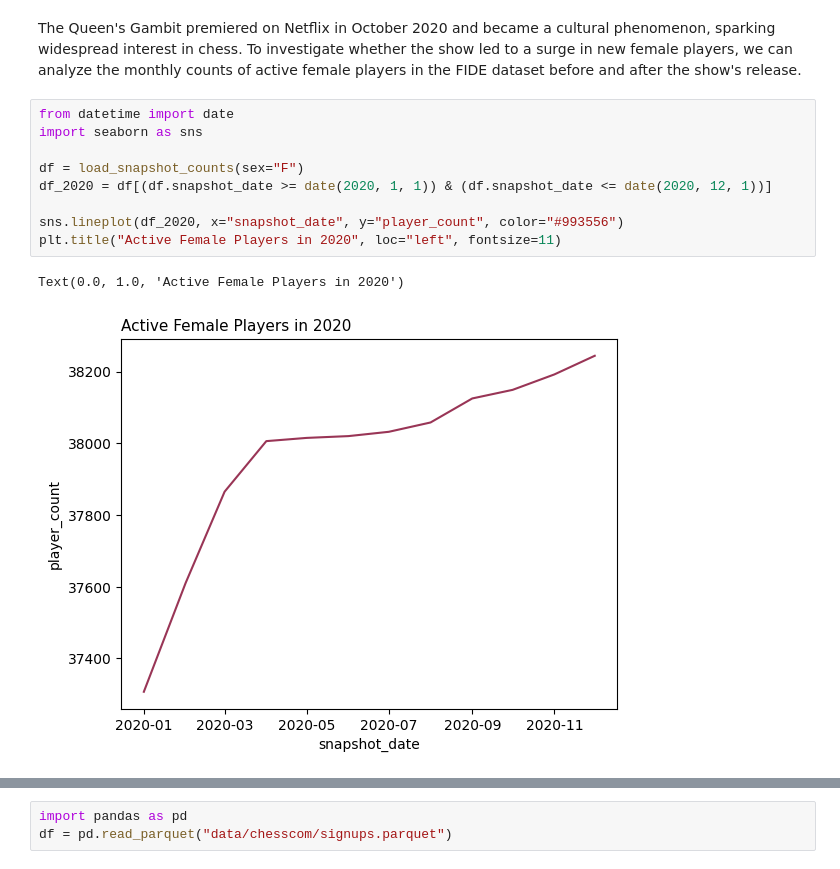
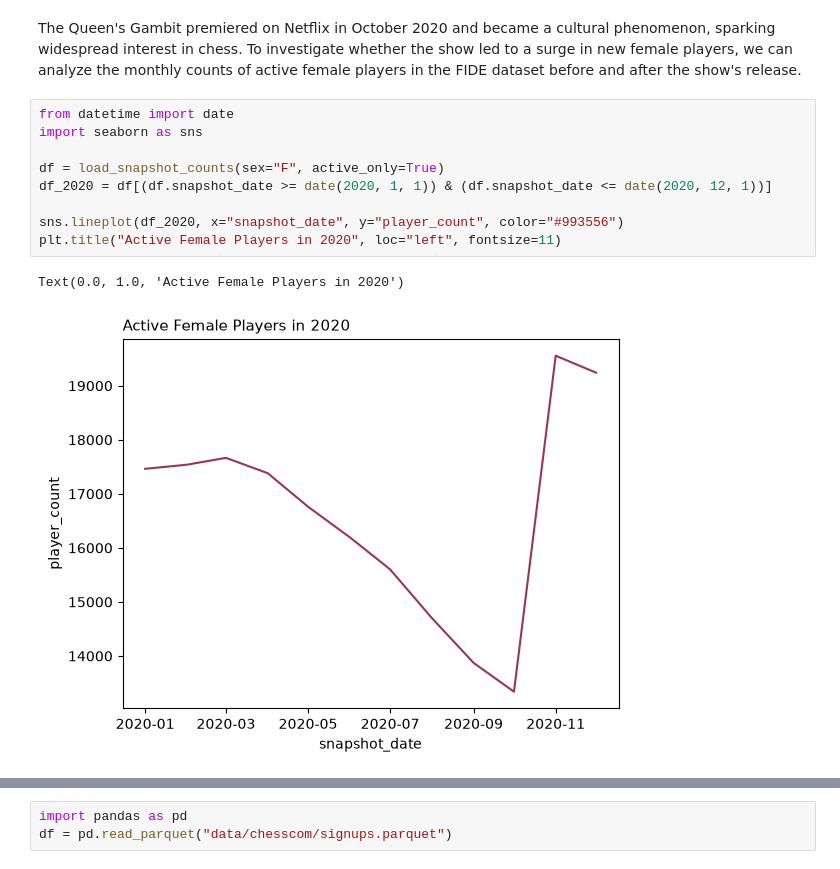
Before and after one commit to anp-exe/women-in-chess-analysis, a Jupyter notebook: analysis.ipynb, the cells around one changed output, grey strips where cells are left out. Saved outputs shown, nothing was run; the diff lists cells and outputs as text.

```diff
--- a/analysis.ipynb
+++ b/analysis.ipynb
@@ -85,15 +106,15 @@ The Queen's Gambit premiered on Netflix in October 2020 and became a cultural ph
 # %%
 from datetime import date
 import seaborn as sns
 
-df = load_snapshot_counts(sex="F")
+df = load_snapshot_counts(sex="F", active_only=True)
 df_2020 = df[(df.snapshot_date >= date(2020, 1, 1)) & (df.snapshot_date <= date(2020, 12, 1))]
 
 sns.lineplot(df_2020, x="snapshot_date", y="player_count", color="#993556")
 plt.title("Active Female Players in 2020", loc="left", fontsize=11)
 # %% [output]
 Text(0.0, 1.0, 'Active Female Players in 2020')
-[figure, old version]
+[figure, new version]
 # %%
 from datetime import date
 import seaborn as sns
```
Also changed, not shown: parts of 30 cells of this notebook, 40 other files.
